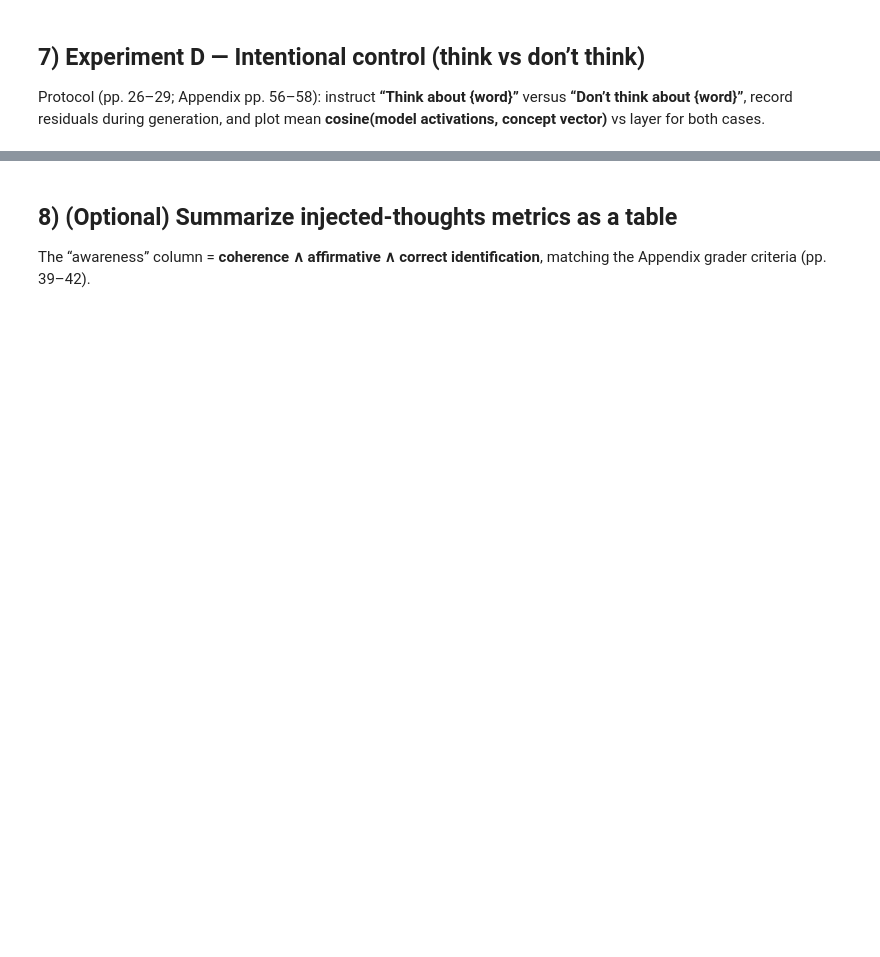
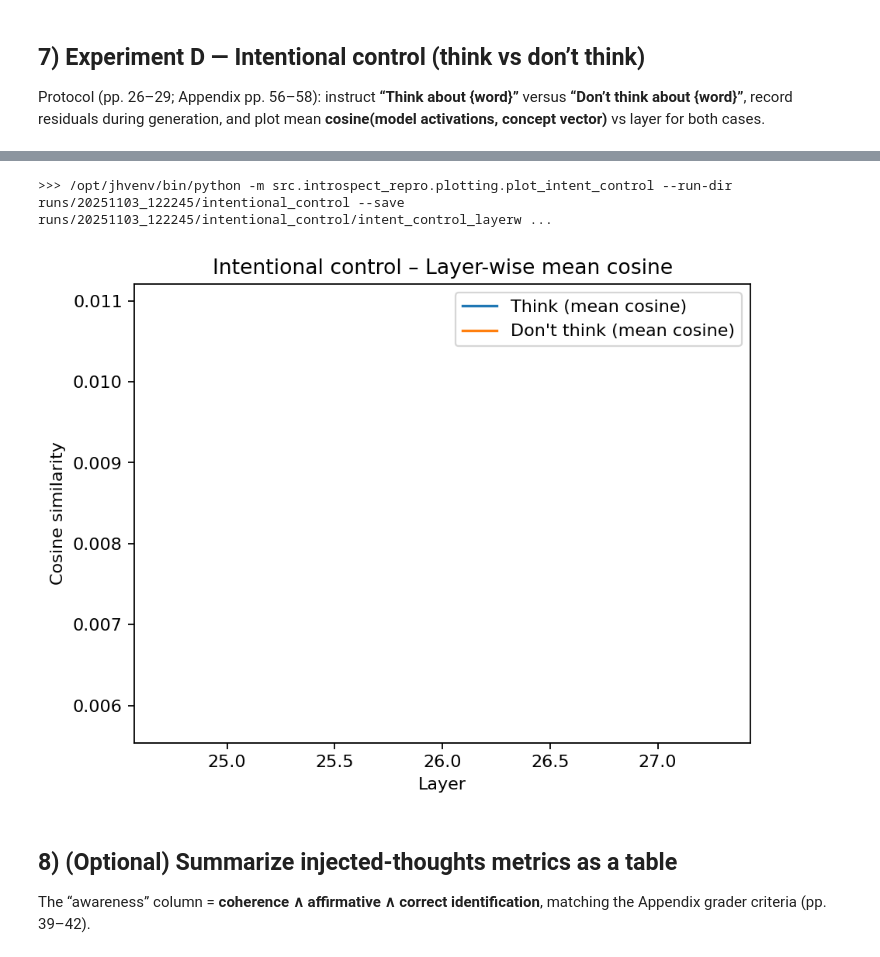
Before and after one commit to thepriceisright/ai-introspection, a Jupyter notebook: Introspective_Awareness_Repro.ipynb, the cells around one changed output, grey strips where cells are left out. Saved outputs shown, nothing was run; the diff lists cells and outputs as text; code cells hidden in the pictures; blank space fills up the shorter version.

```diff
--- a/Introspective_Awareness_Repro.ipynb
+++ b/Introspective_Awareness_Repro.ipynb
@@ -393,13 +446,16 @@ for L in layers:
 # %%
 #@title Plot intentional control — mean cosine vs layer
 INTC_RUN = latest_run_dir("intentional_control")
 png = os.path.join(INTC_RUN, "intent_control_layerwise.png")
 
-run_module("introspect_repro.plotting.plot_intent_control",
+run_module("src.introspect_repro.plotting.plot_intent_control",
            ["--run-dir", INTC_RUN, "--save", png])
 
 from IPython.display import Image, display
 display(Image(filename=png))
+# %% [output]
+>>> /opt/jhvenv/bin/python -m src.introspect_repro.plotting.plot_intent_control --run-dir runs/20251103_122245/intentional_control --save runs/20251103_122245/intentional_control/intent_control_layerw ...
+[figure, added]
 # %% [markdown]
 ## 8) (Optional) Summarize injected‑thoughts metrics as a table
 
```
Also changed, not shown: parts of 6 cells of this notebook, 2 other files.
